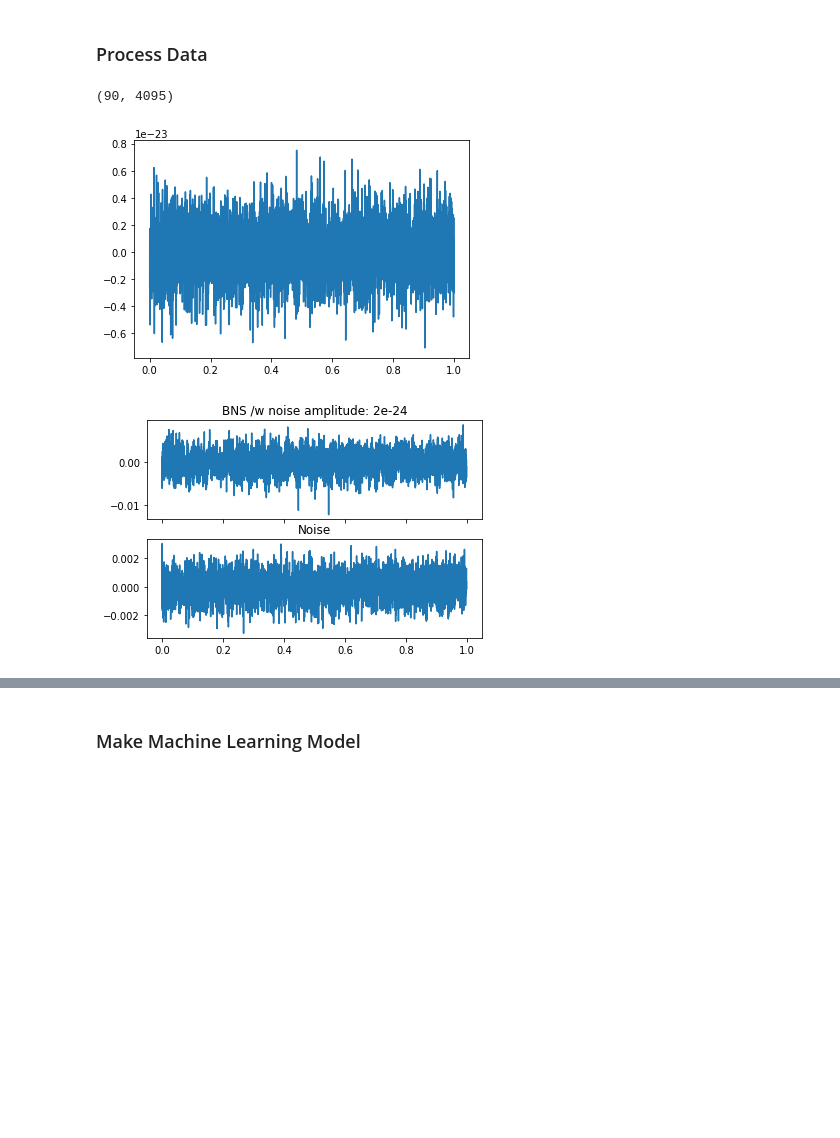
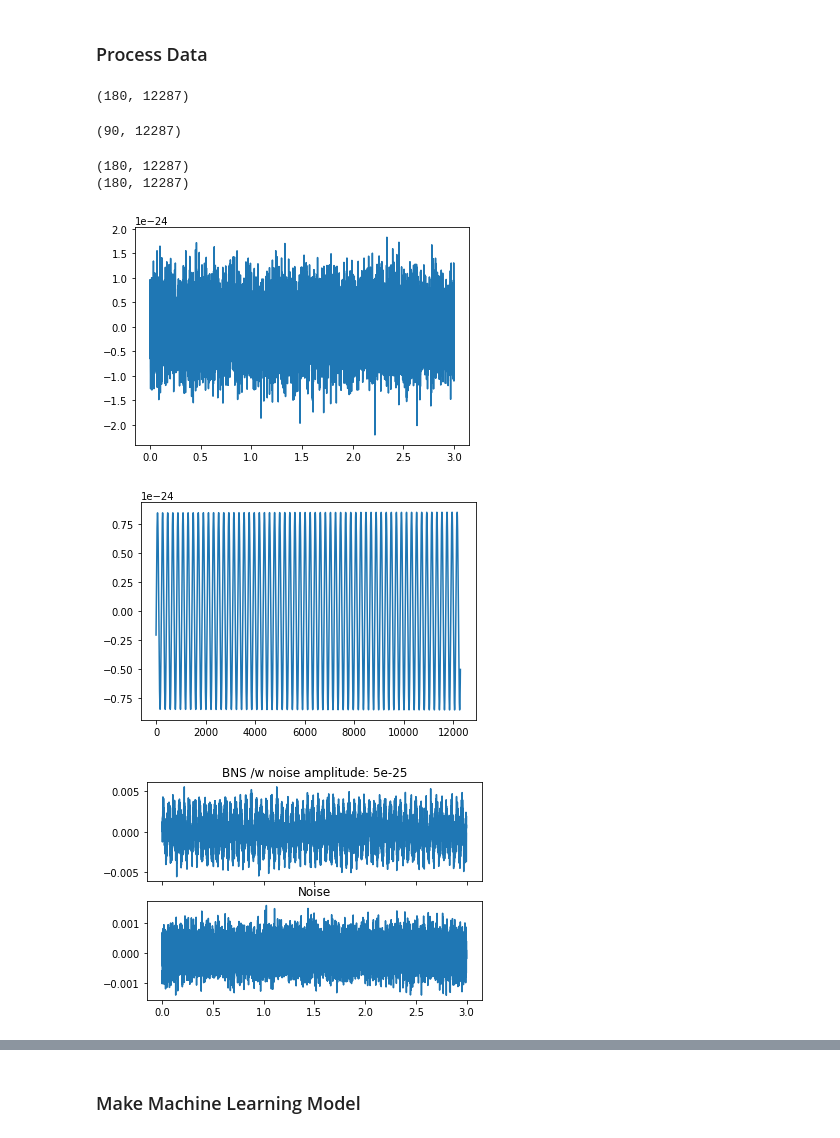
Before and after one commit to bpiotrzkowski/Example-Codes, a Jupyter notebook: gwPaPa-master/gwPapa_Waveform_Classifier-Gaussian-Noise.ipynb, the cells around one changed output, grey strips where cells are left out. Saved outputs shown, nothing was run; the diff lists cells and outputs as text; code cells hidden in the pictures; blank space fills up the shorter version.

Commit message:
Fixed noise overwriting, graphs for finding peak frequency, and increase graph font size

```diff
--- a/gwPaPa-master/gwPapa_Waveform_Classifier-Gaussian-Noise.ipynb
+++ b/gwPaPa-master/gwPapa_Waveform_Classifier-Gaussian-Noise.ipynb
@@ -87,7 +88,7 @@ BBH_check_data=[]
 train_labels=[]
 check_labels=[]
 t0=50
-tl=1
+tl=3
 
 for i in range(len(injections_BNS)):
     d = np.array(injections_BNS[i][1])
@@ -102,7 +103,7 @@ for i in range(len(injections_BNS_check)):
     check_labels.append(1)
 
 t0=7
-tl=1
+tl=3
 
 for i in range(len(injections_BBH)):
     d = np.array(injections_BBH[i][1])
@@ -167,8 +168,8 @@ print(fftfreq[np.argmax(fftp)])
 class_names=["BNS","BBH"]
 added_noise=False
 
-BNS_data=np.array(BNS_data)
-BBH_data=np.array(BBH_data)
+BNS_data=np.array(BNS_data,dtype=float)
+BBH_data=np.array(BBH_data)#,dtype=float)
 BNS_check_data=np.array(BNS_check_data)
 BBH_check_data=np.array(BBH_check_data)
 train_labels=np.array(train_labels)
@@ -179,39 +180,52 @@ train_labels=np.array(train_labels)
 BNS_check_data.shape
 BBH_check_data.shape
 
+#print(injections_BBH[0][1].shape)
+print(BBH_data.shape)
+
 
 BNS_data[int(num_BNS_injections/2):int(num_BNS_injections)].shape
 # %% [output]
-(90, 4095)
+(180, 12287)
+(90, 12287)
 # %%
 #if added_noise==False:
 
+print(BNS_data.shape)
+print((BBH_data*0).shape)
+
 train_data=np.concatenate((BNS_data,BBH_data*0),axis=0)
 check_data=np.concatenate((BNS_check_data,BBH_check_data*0),axis=0)
-noise_amplitude=2*10**(-24)
+noise_amplitude=.5*10**(-24)
 
 noise_BNS = noise_amplitude*np.random.normal(size=BNS_data[int(num_BNS_injections/2):int(num_BNS_injections)].shape)
 noise_BBH = noise_amplitude*np.random.normal(size=BBH_data[int(num_BBH_injections/2000):int(num_BBH_injections)].shape)
 noise_BNS_check = noise_amplitude*np.random.normal(size=BNS_data[int(num_BNS_injections_check/200):int(num_BNS_injections_check)].shape)
 noise_BBH_check = noise_amplitude*np.random.normal(size=BBH_data[int(num_BBH_injections_check/200):int(num_BBH_injections_check)].shape)
 
 plt.plot(t,noise_BNS[0])
 plt.show()
 
 train_data[int(num_BNS_injections/2):int(num_BNS_injections)] += noise_BNS
 train_data[int(num_BBH_injections/2000+num_BNS_injections):int(num_BBH_injections+num_BNS_injections)] += noise_BBH
 check_data[int(num_BNS_injections_check/200):int(num_BNS_injections_check)] += noise_BNS_check
 check_data[int(num_BBH_injections_check/200+num_BNS_injections_check):int(num_BBH_injections_check+num_BNS_injections_check)] += noise_BBH_check
 
 
 
 train_data = train_data / np.linalg.norm(train_data)
 check_data = check_data / np.linalg.norm(check_data)
 
 
+plt.plot(BNS_data[0])
+plt.show()
+
 #added_noise=True
 # %% [output]
+(180, 12287)
+(180, 12287)
-[figure, old version]
+[figure, new version]
+[figure, added]
 # %%
 t=np.arange(0,len(BNS_data[100])/sample_rate,1/sample_rate)
 t2=np.arange(0,len(BBH_data[100])/sample_rate,1/sample_rate)
@@ -238,7 +252,7 @@ axarr[1].set_title('Noise')
 #f.savefig('pics/timeseries'+str(noise_amplitude)+'.png',dpi=200)
 f.show()
 # %% [output]
-[figure, old version]
+[figure, new version]
 # %%
 #plt.plot(t,BNS_data[120])
 #plt.plot(t2,BBH_data[140])
```
Also changed, not shown: parts of 11 cells of this notebook, 10 other files.
